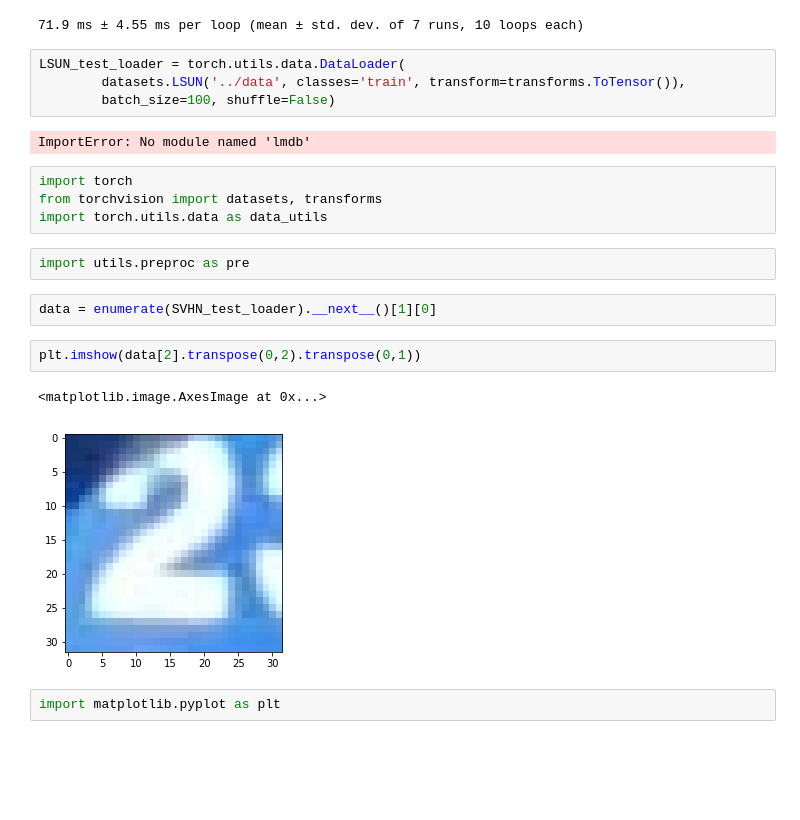
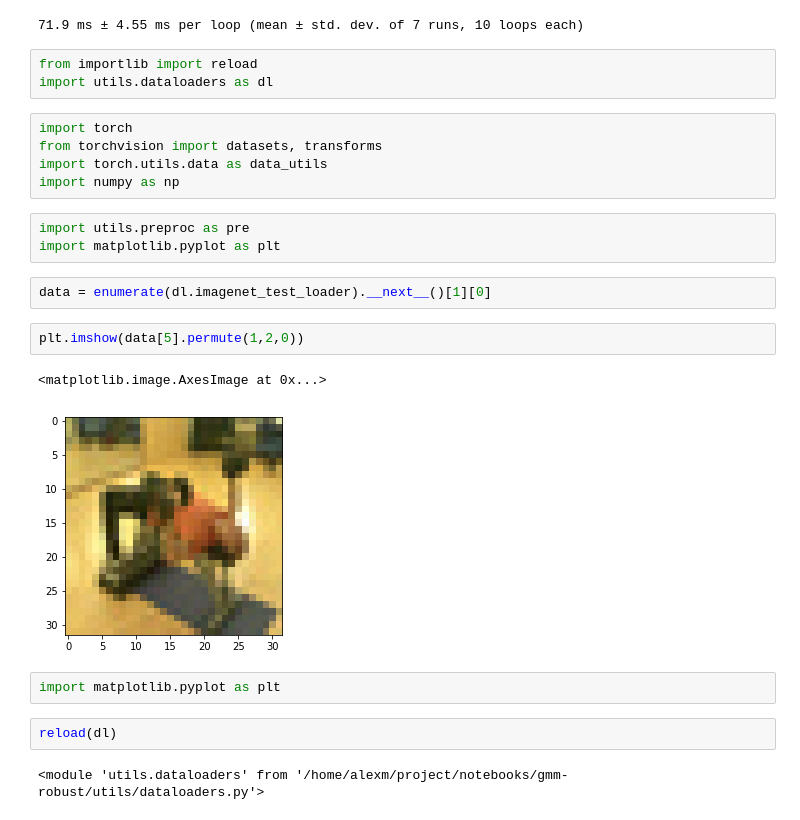
Before and after one commit to AlexMeinke/certified-certain-uncertainty, a Jupyter notebook: GMM-CIFAR10.ipynb, the cells around one changed output. Cells and saved outputs as stored; diff of their text form; blank space fills up the shorter version.

Commit message:
fixed bugs in CIFAR10 pipeline, made imagenet import available

```diff
--- a/GMM-CIFAR10.ipynb
+++ b/GMM-CIFAR10.ipynb
@@ -87,24 +87,27 @@ for epoch in range(hps.epochs):
         writer.add_scalar('MMC/AdvSample', df['MMC'].iloc[6], epoch)
 # %% [output]
 71.9 ms ± 4.55 ms per loop (mean ± std. dev. of 7 runs, 10 loops each)
-# %%
-LSUN_test_loader = torch.utils.data.DataLoader(
-        datasets.LSUN('../data', classes='train', transform=transforms.ToTensor()),
-        batch_size=100, shuffle=False)
-# %% [output]
-ImportError: No module named 'lmdb'
+# %%
+from importlib import reload
+import utils.dataloaders as dl
 # %%
 import torch
 from torchvision import datasets, transforms
 import torch.utils.data as data_utils
+import numpy as np
 # %%
 import utils.preproc as pre
+import matplotlib.pyplot as plt
 # %%
-data = enumerate(SVHN_test_loader).__next__()[1][0]
+data = enumerate(dl.imagenet_test_loader).__next__()[1][0]
 # %%
-plt.imshow(data[2].transpose(0,2).transpose(0,1))
+plt.imshow(data[5].permute(1,2,0))
 # %% [output]
 <matplotlib.image.AxesImage at 0x...>
-[figure, old version]
+[figure, new version]
 # %%
 import matplotlib.pyplot as plt
+# %%
+reload(dl)
+# %% [output]
+<module 'utils.dataloaders' from '/home/alexm/project/notebooks/gmm-robust/utils/dataloaders.py'>
```
Also changed, not shown: 23 other files.
